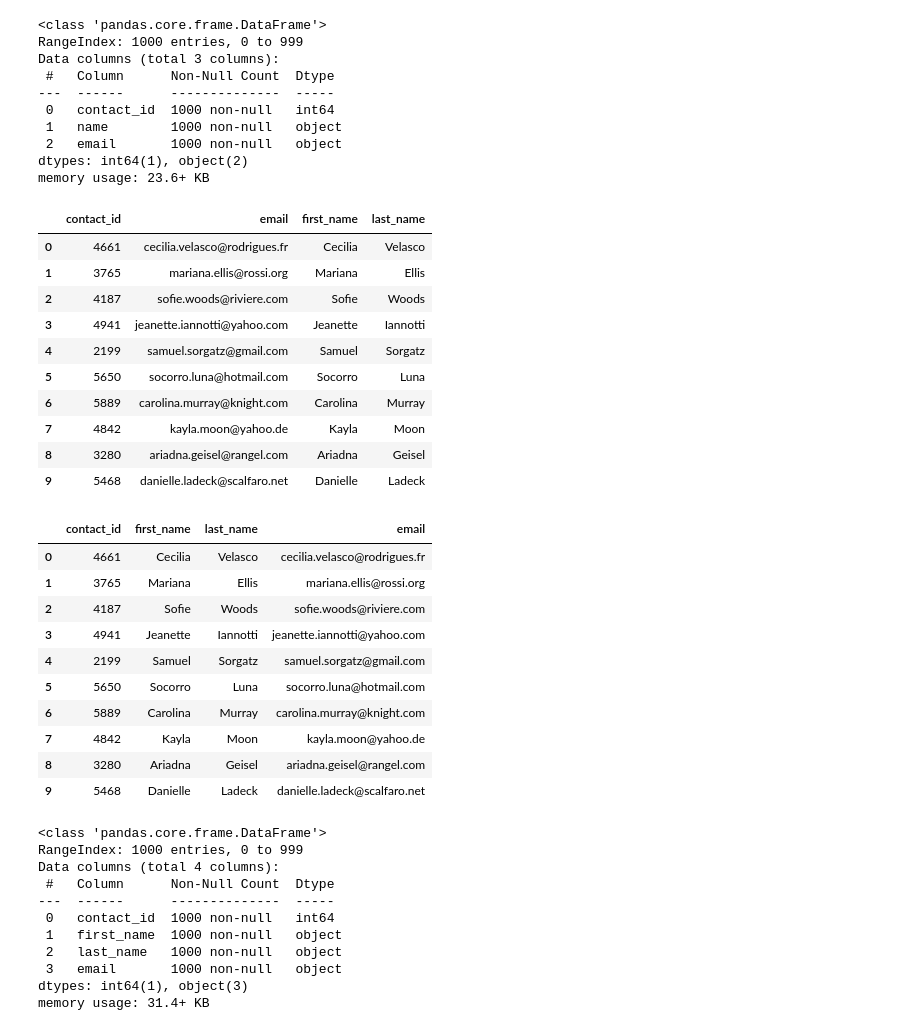
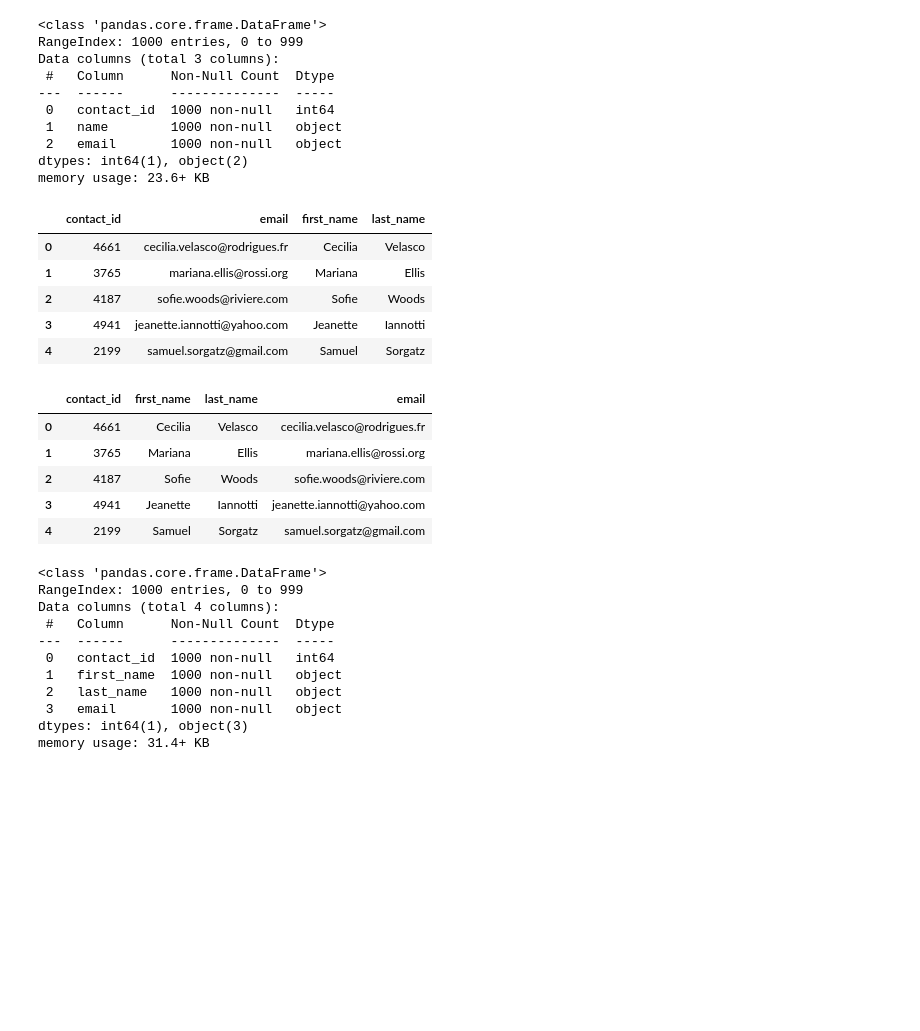
Before and after one commit to deleyeem/Crowdfunding_ETL, a Jupyter notebook: ETL_Mini_Project_Starter_Code_OWang_DLim.ipynb, the cells around one changed output. Drawn from its saved outputs; the diff is of its cells as text; code cells hidden in the pictures; blank space fills up the shorter version.

```diff
--- a/ETL_Mini_Project_Starter_Code_OWang_DLim.ipynb
+++ b/ETL_Mini_Project_Starter_Code_OWang_DLim.ipynb
@@ -301,3 +315,8 @@ contact_info_df.head()
 Then export the DataFrame as a `contacts.csv` CSV file.
 # %% [markdown]
 ### Option 1: Use Pandas to create the contacts DataFrame.
+# %%
+# Update DataFrame with first row as new header name
+contact_info_df.columns = contact_info_df.iloc[0]
+contact_info_df = contact_info_df[1:]
+contact_info_df.head()
@@ -304,10 +330,24 @@ Then export the DataFrame as a `contacts.csv` CSV file.
 # %%
 # Iterate through the contact_info_df and convert each row to a dictionary.
 import json
+
 dict_values = []
 
+for i, row in contact_info_df.iterrows():
+    json_rows = json.loads(row['contact_info'])
+    values = [y for x,y in json_rows.items()]
+    dict_values.append(values)
 
 # Print out the list of values for each row.
 print(dict_values)
 # %% [output]
 [[4661, 'Cecilia Velasco', 'cecilia.velasco@rodrigues.fr'], [3765, 'Mariana Ellis', 'mariana.ellis@rossi.org'], [4187, 'Sofie Woods', 'sofie.woods@riviere.com'], [4941, 'Jeanette Iannotti', 'jeanette. ...
+# %%
+# Collect column names
+col_names = []
+
+for i, row in contact_info_df.iterrows():
+    json_rows = json.loads(row['contact_info'])
+    col_list = [x for x,y in json_rows.items()]
+    col_names.append(col_list)
+print(col_names[0])
@@ -314,6 +356,8 @@ print(dict_values)
 # %%
 # Create a contact_info DataFrame and add each list of values, i.e., each row
 # to the 'contact_id', 'name', 'email' columns.
+contact_df = pd.DataFrame(dict_values, columns = col_names[0])
+contact_df.head()
 # %% [output]
 |  | contact_id | name | email |
 | 0 | 4661 | Cecilia Velasco | cecilia.velasco@rodrigues.fr |
@@ -336,23 +381,23 @@ dtypes: int64(1), object(2)
 memory usage: 23.6+ KB
 # %%
 # Create a "first"name" and "last_name" column with the first and last names from the "name" column.
-
+contact_df[["first_name", "last_name"]] = [x.split(" ") for x in contact_df['name']]
 
 # Drop the contact_name column
+contact_df.drop('name', inplace= True, axis= 1)
+
+contact_df.head()
 # %% [output]
 |  | contact_id | email | first_name | last_name |
 | 0 | 4661 | cecilia.velasco@rodrigues.fr | Cecilia | Velasco |
 | 1 | 3765 | mariana.ellis@rossi.org | Mariana | Ellis |
 | 2 | 4187 | sofie.woods@riviere.com | Sofie | Woods |
 | 3 | 4941 | jeanette.iannotti@yahoo.com | Jeanette | Iannotti |
 | 4 | 2199 | samuel.sorgatz@gmail.com | Samuel | Sorgatz |
-| 5 | 5650 | socorro.luna@hotmail.com | Socorro | Luna |
-| 6 | 5889 | carolina.murray@knight.com | Carolina | Murray |
-| 7 | 4842 | kayla.moon@yahoo.de | Kayla | Moon |
-| 8 | 3280 | ariadna.geisel@rangel.com | Ariadna | Geisel |
-| 9 | 5468 | danielle.ladeck@scalfaro.net | Danielle | Ladeck |
 # %%
 # Reorder the columns
+contact_df = contact_df[['contact_id','first_name', 'last_name', 'email']]
+contact_df.head()
 # %% [output]
 |  | contact_id | first_name | last_name | email |
 | 0 | 4661 | Cecilia | Velasco | cecilia.velasco@rodrigues.fr |
@@ -360,10 +405,5 @@ memory usage: 23.6+ KB
 | 2 | 4187 | Sofie | Woods | sofie.woods@riviere.com |
 | 3 | 4941 | Jeanette | Iannotti | jeanette.iannotti@yahoo.com |
 | 4 | 2199 | Samuel | Sorgatz | samuel.sorgatz@gmail.com |
-| 5 | 5650 | Socorro | Luna | socorro.luna@hotmail.com |
-| 6 | 5889 | Carolina | Murray | carolina.murray@knight.com |
-| 7 | 4842 | Kayla | Moon | kayla.moon@yahoo.de |
-| 8 | 3280 | Ariadna | Geisel | ariadna.geisel@rangel.com |
-| 9 | 5468 | Danielle | Ladeck | danielle.ladeck@scalfaro.net |
 # %%
 # Check the datatypes one more time before exporting as CSV file.
```
Also changed, not shown: parts of 26 cells of this notebook, 2 other files.
